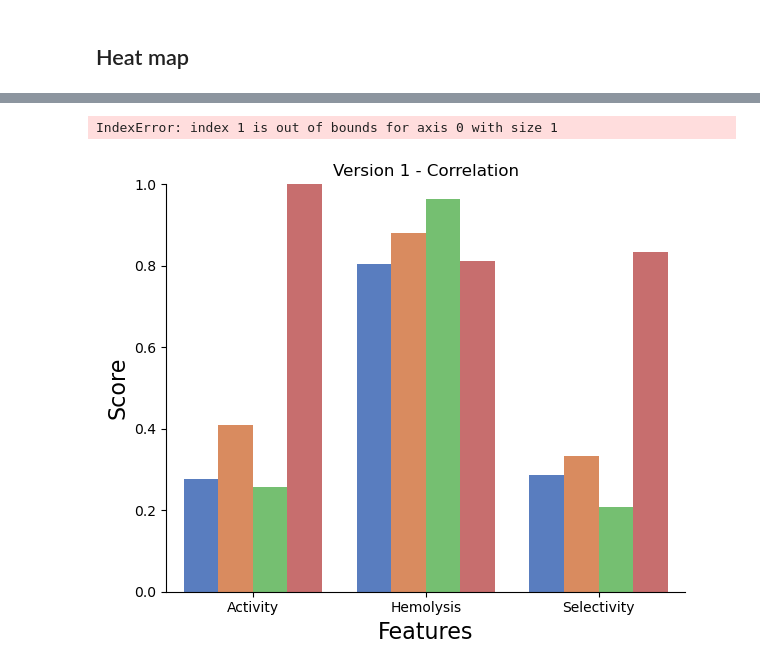
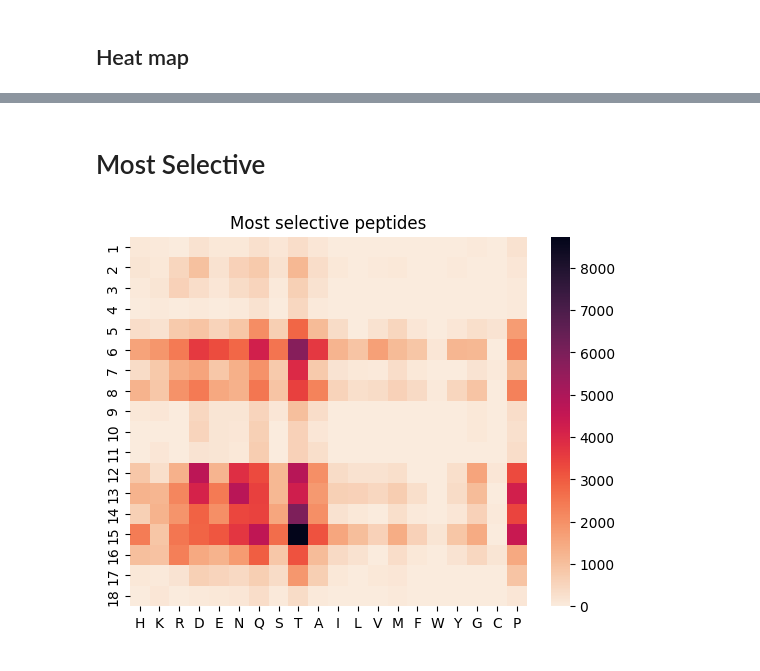
Before and after one commit to ziul-bio/DMS_ML_AMP, a Jupyter notebook: 07_AMP_predictions_v01.2.ipynb, the cells around one changed output, grey strips where cells are left out. Cells and saved outputs as stored; diff of their text form; code cells hidden in the pictures.

```diff
--- a/07_AMP_predictions_v01.2.ipynb
+++ b/07_AMP_predictions_v01.2.ipynb
@@ -1184,14 +717,31 @@ g.add_legend()
-# %%
-g = sns.FacetGrid(df_melted, col="Version", sharey=False, height=5, aspect=1.2, ylim=(0,1))#col_order=['Train_Accuracy', 'Test_Accuracy']
-g.map_dataframe(sns.barplot, x="Feature", y="Score", hue='Metric', palette='muted')
-g.set_axis_labels("Features", "Score", size=16)
-#g.set_titles(col_template="{col_name}", row_template="{row_name}")
-axes = g.axes.flatten()
-axes[0].set_title("Version 1 - Correlation")
-axes[1].set_title("Version 2 - PCA")
-
-g.add_legend()
-plt.show()
-# %% [output]
-IndexError: index 1 is out of bounds for axis 0 with size 1
-[figure, removed]
+# %% [markdown]
+# Most Selective
+# %%
+# prepare the matrix to plot the heatmap
+most_sel["difference_in_seq"] = [diff_func(x) for x in most_sel["Sequence"]]
+diff = most_sel["difference_in_seq"].str.split("", n= -1, expand = True)
+most_sel =most_sel.merge(diff, left_index=True, right_index=True)
+
+
+# charged->polar->aliphatic->aromatic->other
+aa_list = ['H', 'K', 'R', 'D', 'E', 'N', 'Q', 'S', 'T', 'A', 'I', 'L', 'V', 'M', 'F', 'W', 'Y','G', 'C', 'P']
+
+#aa_list = ['H', 'K', 'R', 'D', 'E', 'A', 'I', 'L', 'V', 'M', 'F', 'W', 'Y', 'N', 'Q', 'S', 'T', 'G', 'C', 'P']
+mtx = pd.DataFrame(0, index=aa_list, columns=np.arange(1, 19))
+
+# fill the matix with the count of each amino acid in each position
+for i in range(1, 19):
+    pos_count = most_sel[i].value_counts().to_dict()
+
+    for k,v in pos_count.items():
+        if k != '-':
+            mtx.loc[k,i] = v
+
+
+# plot the heatmap
+plt.title("Most selective peptides")
+sns.heatmap(mtx.T, cmap="rocket_r")
+plt.savefig('results/v01.2/changes_heatmap_predictions_most_selctive_3.png' , dpi=1200)
+plt.show()
+# %% [output]
+[figure, added]
```
Also changed, not shown: parts of 55 cells of this notebook.
